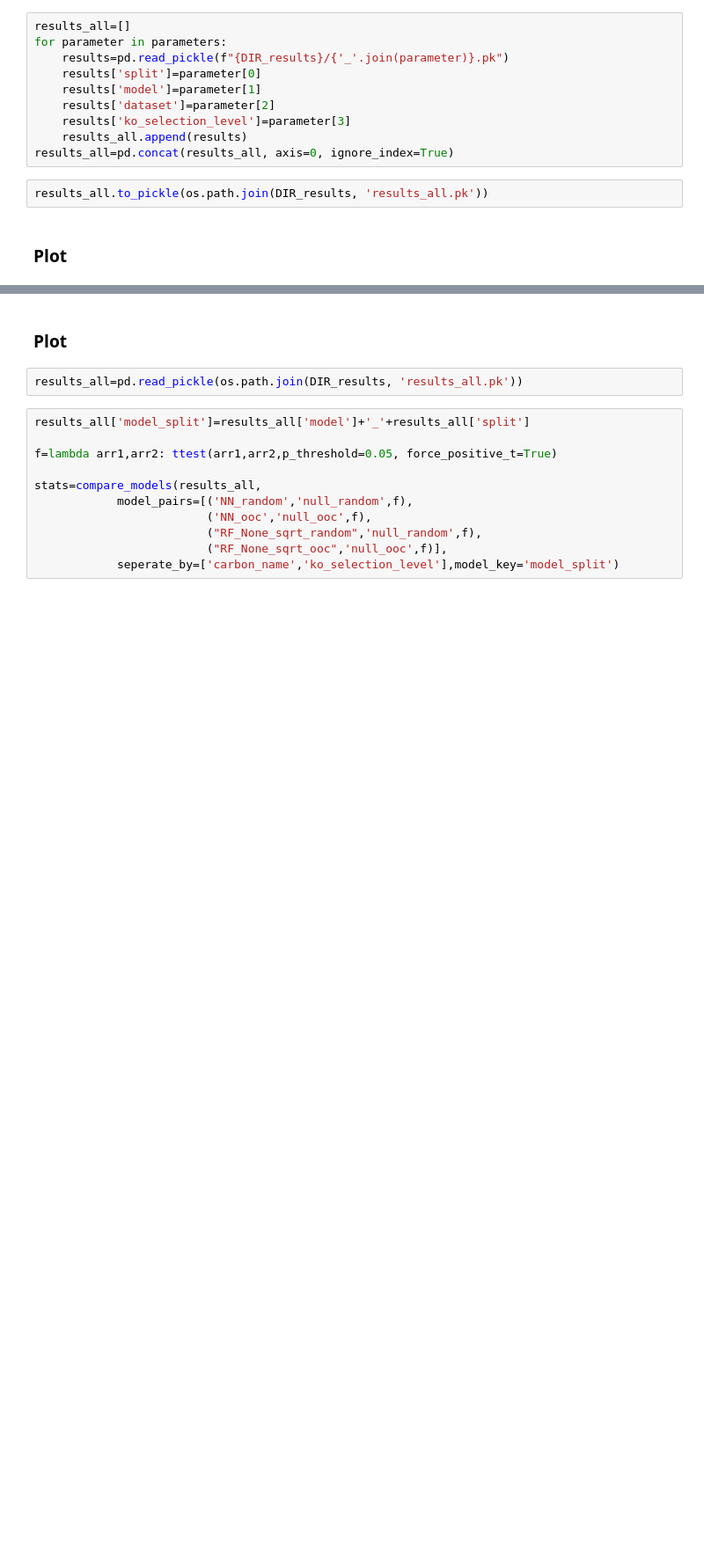
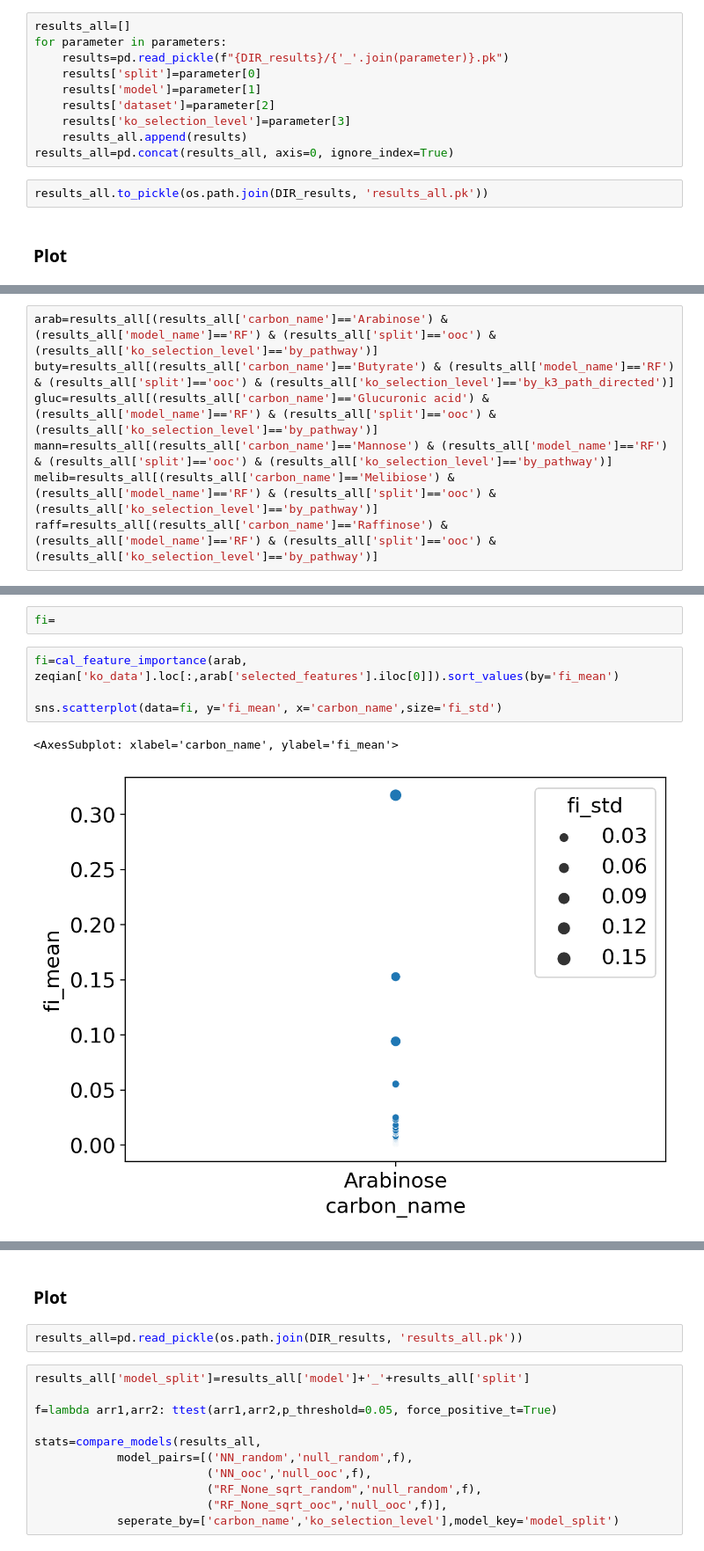
Before and after one commit to zeqianli/CarbonUtilization, a Jupyter notebook: figure_5B.ipynb, the cells around one changed output, grey strips where cells are left out. Shown at 88% size. Drawn from its saved outputs; the diff is of its cells as text; blank space fills up the shorter version.

```diff
--- a/figure_5B.ipynb
+++ b/figure_5B.ipynb
@@ -811,0 +733,7 @@ Glycerol_null_by_pathway_random vs. Glycerol_RF_by_reaction_random: Custom stati
+# %%
+arab=results_all[(results_all['carbon_name']=='Arabinose') & (results_all['model_name']=='RF') & (results_all['split']=='ooc') & (results_all['ko_selection_level']=='by_pathway')]
+buty=results_all[(results_all['carbon_name']=='Butyrate') & (results_all['model_name']=='RF') & (results_all['split']=='ooc') & (results_all['ko_selection_level']=='by_k3_path_directed')]
+gluc=results_all[(results_all['carbon_name']=='Glucuronic acid') & (results_all['model_name']=='RF') & (results_all['split']=='ooc') & (results_all['ko_selection_level']=='by_pathway')]
+mann=results_all[(results_all['carbon_name']=='Mannose') & (results_all['model_name']=='RF') & (results_all['split']=='ooc') & (results_all['ko_selection_level']=='by_pathway')]
+melib=results_all[(results_all['carbon_name']=='Melibiose') & (results_all['model_name']=='RF') & (results_all['split']=='ooc') & (results_all['ko_selection_level']=='by_pathway')]
+raff=results_all[(results_all['carbon_name']=='Raffinose') & (results_all['model_name']=='RF') & (results_all['split']=='ooc') & (results_all['ko_selection_level']=='by_pathway')]
@@ -811,0 +779,9 @@ Glycerol_null_by_pathway_random vs. Glycerol_RF_by_reaction_random: Custom stati
+# %%
+fi=
+# %%
+fi=cal_feature_importance(arab, zeqian['ko_data'].loc[:,arab['selected_features'].iloc[0]]).sort_values(by='fi_mean')
+
+sns.scatterplot(data=fi, y='fi_mean', x='carbon_name',size='fi_std')
+# %% [output]
+<AxesSubplot: xlabel='carbon_name', ylabel='fi_mean'>
+[figure, added]
```
Also changed, not shown: parts of 9 cells of this notebook, 20 other files.
